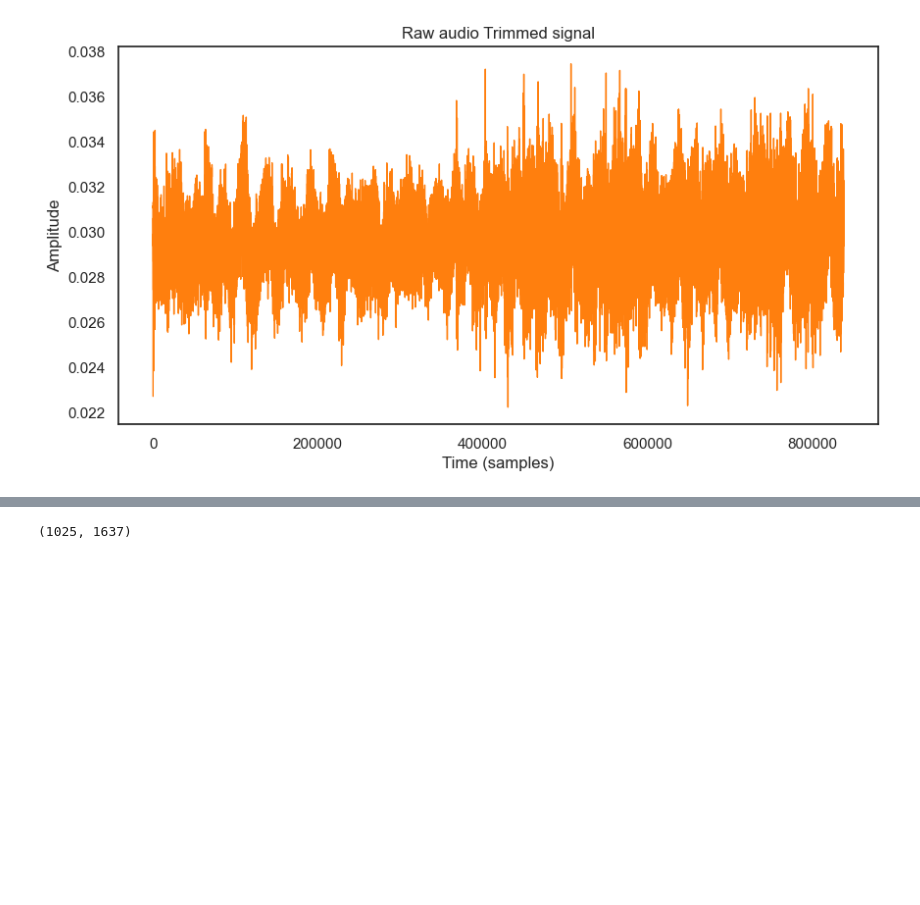
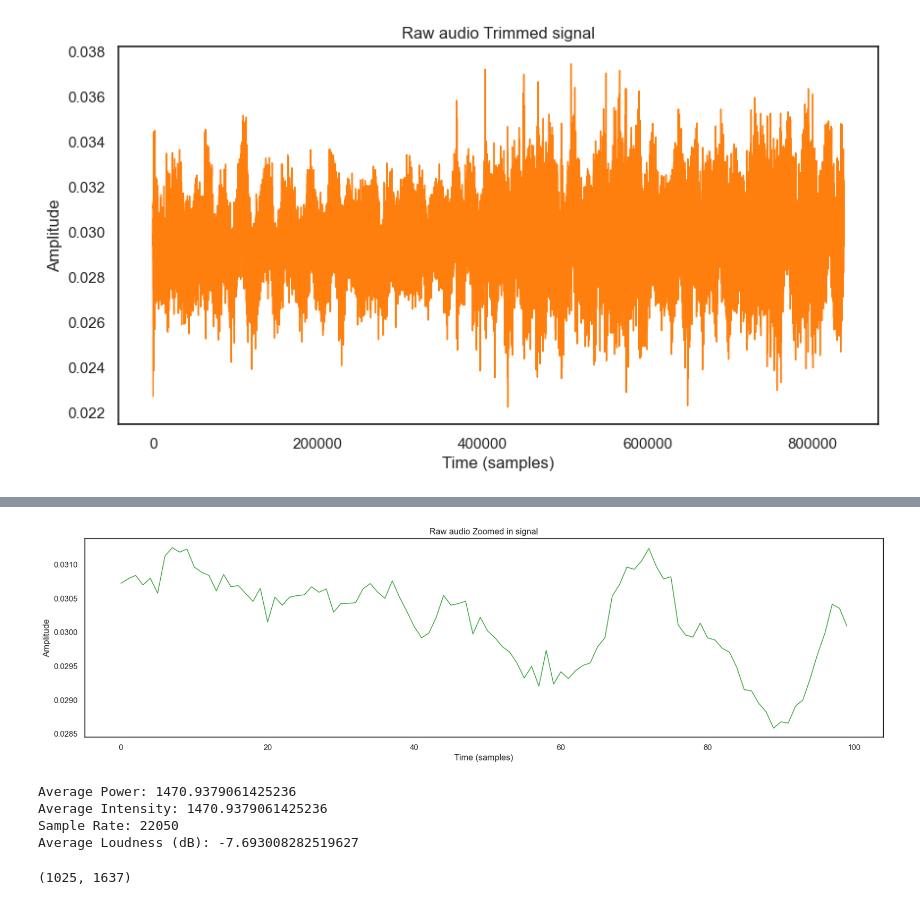
Before and after one commit to sakshiigdtuw/Platform-Identification-System-using-Acoustic-Signature, a Jupyter notebook: Platform Identification System using Acoustic Signature.ipynb, the cells around one changed output, grey strips where cells are left out. Drawn from its saved outputs; the diff is of its cells as text; code cells hidden in the pictures; blank space fills up the shorter version.

```diff
--- a/Platform Identification System using Acoustic Signature.ipynb
+++ b/Platform Identification System using Acoustic Signature.ipynb
@@ -138 +152,33 @@ plt.show()
+# %%
+pd.Series(y[2000:2100]).plot(figsize=(20, 5),lw = 1,color = color_pal[2])
+plt.title('Raw audio Zoomed in signal')
+plt.xlabel('Time (samples)')
+plt.ylabel('Amplitude')
+plt.show()
+# %% [output]
+[figure, added]
+# %%
+# Calculate average power (mean of squared amplitude)
+avg_power = np.mean(fft_power ** 2)
+
+# Intensity is often proportional to power for audio signals
+avg_intensity = avg_power
+
+# Sample rate is already given by sr
+avg_sample_rate = sr
+
+# Loudness can be estimated as the mean dB value of the FFT power (avoid log(0) by adding small epsilon)
+epsilon = 1e-10
+loudness_db = 10 * np.log10(fft_power + epsilon)
+avg_loudness = np.mean(loudness_db)
+
+print(f"Average Power: {avg_power}")
+print(f"Average Intensity: {avg_intensity}")
+print(f"Sample Rate: {avg_sample_rate}")
+print(f"Average Loudness (dB): {avg_loudness}")
+# %% [output]
+Average Power: 1470.9379061425236
+Average Intensity: 1470.9379061425236
+Sample Rate: 22050
+Average Loudness (dB): -7.693008282519627
 # %%
```
Also changed, not shown: parts of 3 cells of this notebook.
